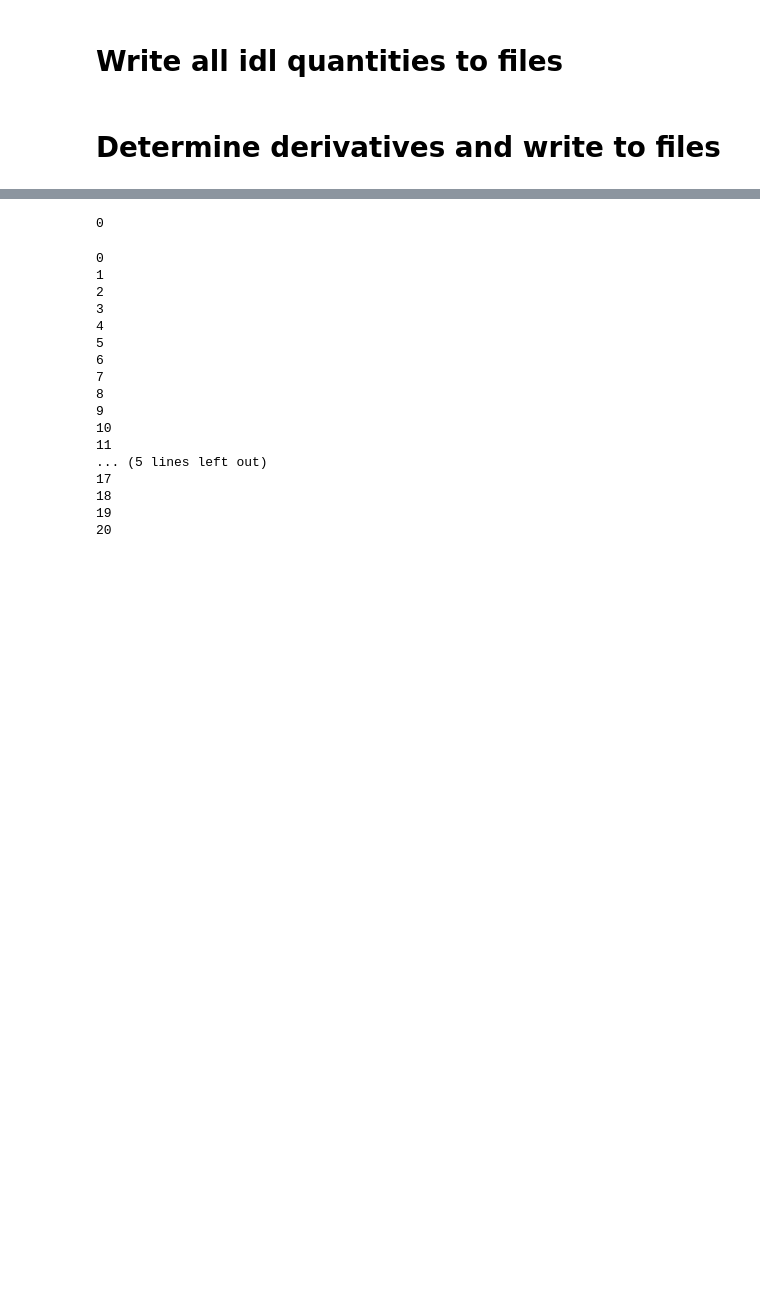
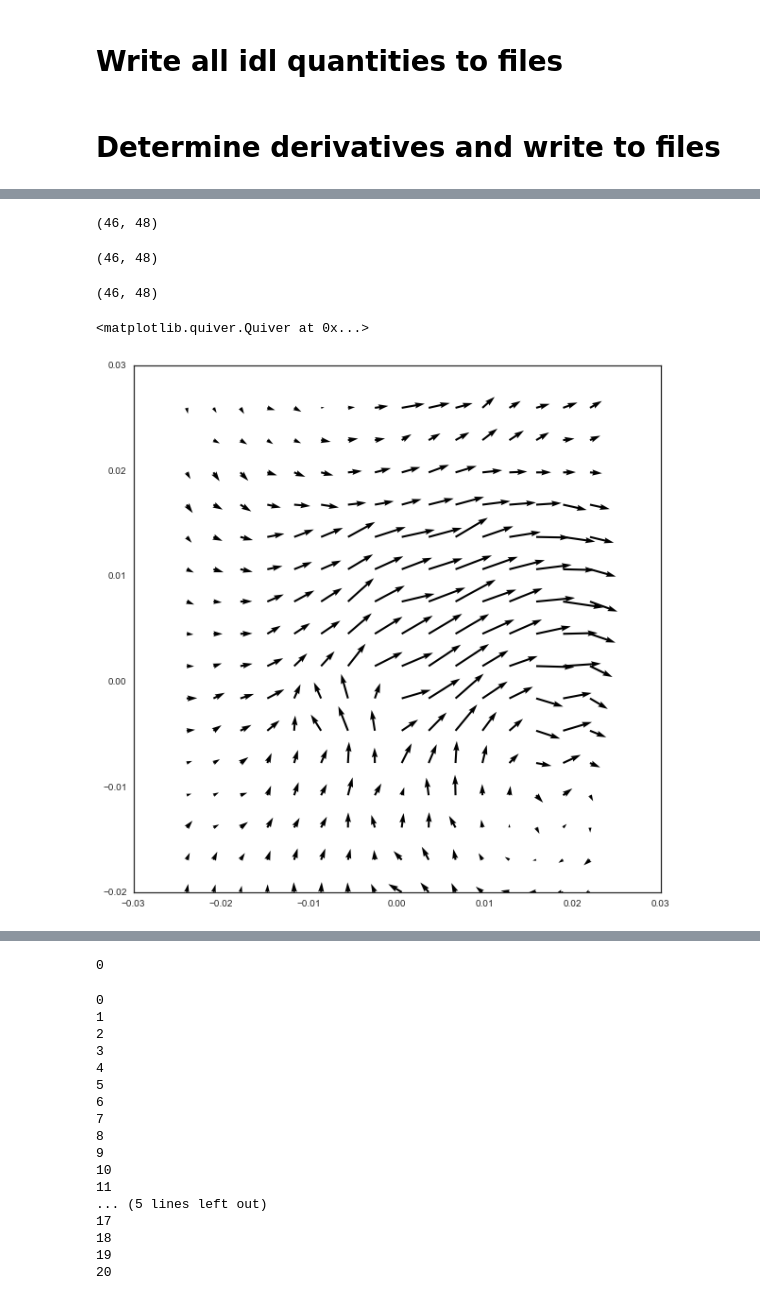
Before and after one commit to jensv/relative_canonical_helicity, a Jupyter notebook: write_delaunay_mesh_to_vtk.ipynb, the cells around one changed output, grey strips where cells are left out. Drawn from its saved outputs; the diff is of its cells as text; code cells hidden in the pictures; blank space fills up the shorter version.

```diff
--- a/write_delaunay_mesh_to_vtk.ipynb
+++ b/write_delaunay_mesh_to_vtk.ipynb
@@ -16,10 +19,13 @@ sns.set_style('white')
 # %% [markdown]
 # Define functions
 # %%
-def prepare_idl_quantity(name, planes):
+def prepare_idl_quantity(name, planes, bounds=None):
     r"""
     """
     measurements = struc_3d.read_idl(name)
+    if bounds:
+        measurements = struc_3d.remove_points_out_of_bounds(measurements,
+                                                            bounds[0], bounds[1], planes)
     for plane in planes:
         measurements[plane] = struc_3d.average_duplicate_points(measurements[plane])
     return measurements
@@ -111,11 +116,12 @@ def save_idl_quantity_to_unstructured_grids(idl_quantity_name,
                                             file_name_descriptor='_all_planes_convex_unstructured_grid_',
                                             x_min= -0.021, x_max=0.014,
                                             y_min=-0.016, y_max=0.017,
-                                            z_min=0.249, z_max=0.416):
+                                            z_min=0.249, z_max=0.416,
+                                            bounds=None):
     r"""
     """
     file_prefix = '../output/' + date + '/' + visit_quantity_name + file_name_descriptor
-    measurements = prepare_idl_quantity(idl_quantity_name, planes)
+    measurements = prepare_idl_quantity(idl_quantity_name, planes, bounds=bounds)
     all_planes = combine_all_planes(measurements, planes)
     all_planes = remove_points_outside_convex(all_planes,
                                               x_min=x_min, x_max=x_max,
@@ -169,3 +194,13 @@ def remove_edges(mesh, derivative_meshes,
+# %%
+def remove_edges_mesh(mesh,
+                      x_start=2, x_end=None,
+                      y_start=0, y_end=-2,
+                      z_start=0, z_end=-1):
+    r"""
+    """
+    for index in xrange(len(mesh)):
+        mesh[index] = mesh[index][y_start:y_end, x_start:x_end, z_start:z_end]
+    return mesh
 # %%
 def prepare_for_rectilinear_grid(mesh, quantities, quantity_names):
     r"""
@@ -267,0 +759,19 @@ mesh = np.meshgrid(np.linspace(x_min, x_max, np.ceil((x_max-x_min)/spatial_incre
+# %%
+mesh[1][:, :, 0].shape
+# %% [output]
+(46, 48)
+# %%
+b_field[0][0][:, :, 0].shape
+# %% [output]
+(46, 48)
+# %%
+b_field[1][0][:, :, 0].shape
+# %% [output]
+(46, 48)
+# %%
+fig = plt.figure(figsize=(10,10))
+plt.quiver(mesh[0][:, :, 0][::3, ::3], mesh[1][:, :, 0][::3, ::3],
+           b_field[0][3][:, :, 0][::3, ::3], b_field[1][3][:, :, 0][::3, ::3])
+# %% [output]
+<matplotlib.quiver.Quiver at 0x...>
+[figure, added]
```
Also changed, not shown: parts of 51 cells of this notebook.
